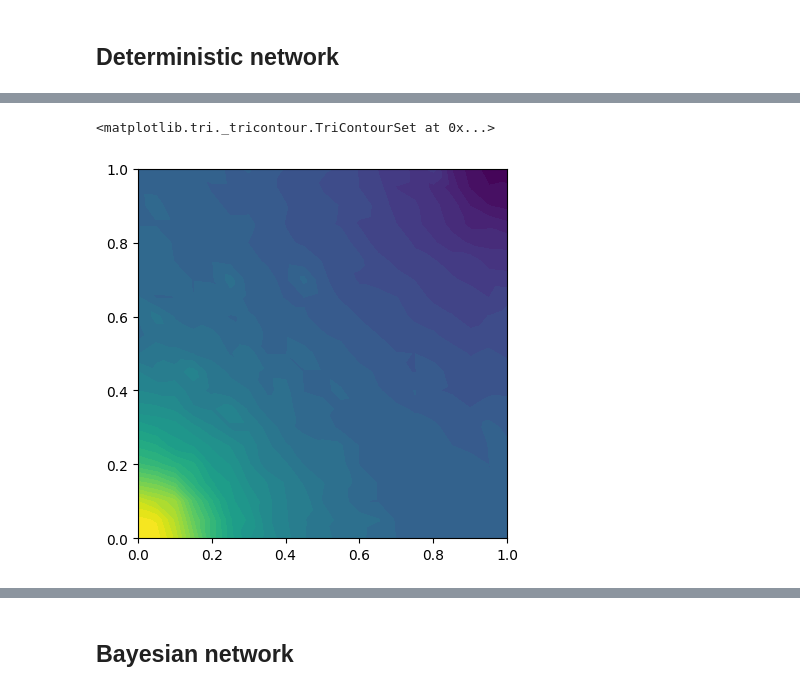
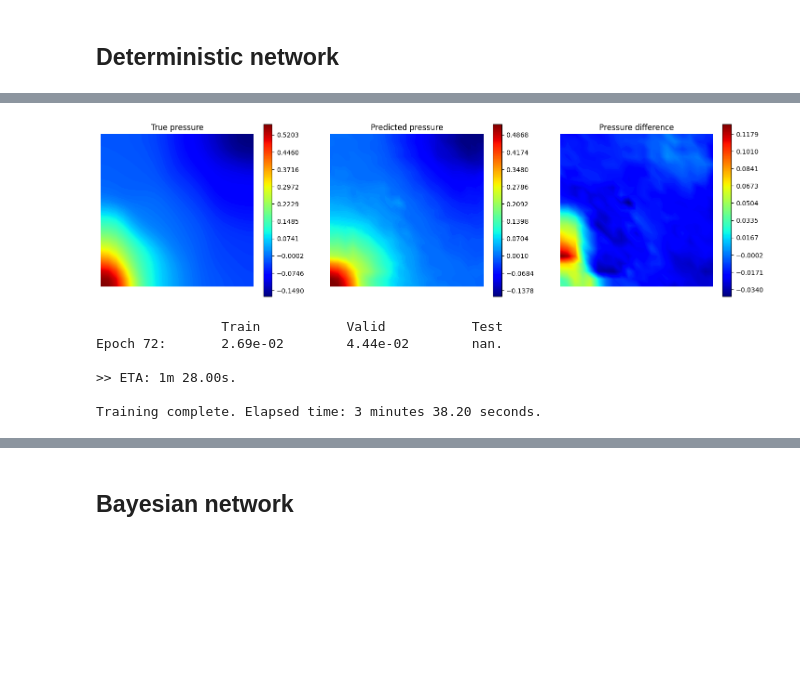
Before and after one commit to FraBet29/APSC_project, a Jupyter notebook: bayesian_network/examples/1_darcy_flow/darcy_flow_bayesian.ipynb, the cells around one changed output, grey strips where cells are left out. Saved outputs shown, nothing was run; the diff lists cells and outputs as text; code cells hidden in the pictures; blank space fills up the shorter version.

```diff
--- a/bayesian_network/examples/1_darcy_flow/darcy_flow_bayesian.ipynb
+++ b/bayesian_network/examples/1_darcy_flow/darcy_flow_bayesian.ipynb
@@ -50,13 +50,15 @@ u_y_test = torch.tensor(u_y_data[N_train:], dtype=torch.float)
 # %% [markdown]
 ## Deterministic network
 # %%
-# Train network for pressure
+# Train mesh-informed network for pressure
 
 V = fe.space(mesh, 'CG', 1)
 
-layer = Local(V, V, support=0.1)
+layer_1 = Local(V, V, support=0.2)
+layer_2 = Local(V, V, support=0.2)
+layer_3 = Local(V, V, support=0.2)
 
-p_model = DFNN(layer, layer, layer)
+p_model = DFNN(layer_1, layer_2, layer_3)
 p_model.He()
 
 p_model.train(K_train, p_train, ntrain=N_train, nvalid=int(0.2*N_train), epochs=100, loss=mse(euclidean), verbose=True)
@@ -92,7 +86,55 @@ plot(p_fun)
-# %%
-p_fun_pred = Function(V)
-p_fun_pred.vector()[:] = p_pred[idx]
-plot(p_fun_pred)
-# %% [output]
-<matplotlib.tri._tricontour.TriContourSet at 0x...>
-[figure, removed]
+# %%
+idx = 90
+
+plt.figure(figsize=(18, 6))
+
+plt.subplot(1, 3, 1)
+fe.plot(p_test[idx], V, cmap='jet', colorbar=True)
+plt.title("True pressure")
+
+plt.subplot(1, 3, 2)
+fe.plot(p_pred[idx], V, cmap='jet', colorbar=True)
+plt.title("Predicted pressure")
+
+plt.subplot(1, 3, 3)
+fe.plot(p_test[idx] - p_pred[idx], V, cmap='jet', colorbar=True)
+plt.title("Pressure difference")
+
+plt.show()
+# %% [output]
+[figure, added]
+# %%
+# Train encoder-decoder network for pressure
+
+from dlroms import *
+from dlroms.dnns import *
+
+V = fe.space(mesh, 'CG', 1) # 441 dofs
+Nh = V.dim()
+
+m = 16
+
+# Encoder
+# window, channels = (1,1), stride = 1, padding = 0
+psi = Reshape(1, 21, 21) + \
+      Conv2D(3, (1, m), stride=2, padding=1) + \
+      Conv2D(3, (m, 2 * m), stride=2, padding=1) + \
+      Conv2D(3, (2 * m, 4 * m), stride=2, padding=1)
+
+# Decoder
+psi_prime = Deconv2D(3, (4 * m, 2 * m), stride=2, padding=1) + \
+            Deconv2D(3, (2 * m, m), stride=2) + \
+            Deconv2D(3, (m, 1), stride=2, padding=1, activation=None) + \
+            Reshape(-1)
+
+p_model = DFNN(psi, psi_prime)
+p_model.He()
+
+p_model.train(K_train, p_train, ntrain=N_train, nvalid=int(0.2*N_train), epochs=100, loss=mse(euclidean), verbose=True)
+# %% [output]
+                Train           Valid           Test
+Epoch 72:       2.69e-02        4.44e-02        nan.
+
+>> ETA: 1m 28.00s.
+
+Training complete. Elapsed time: 3 minutes 38.20 seconds.
```
Also changed, not shown: parts of 34 cells of this notebook.
